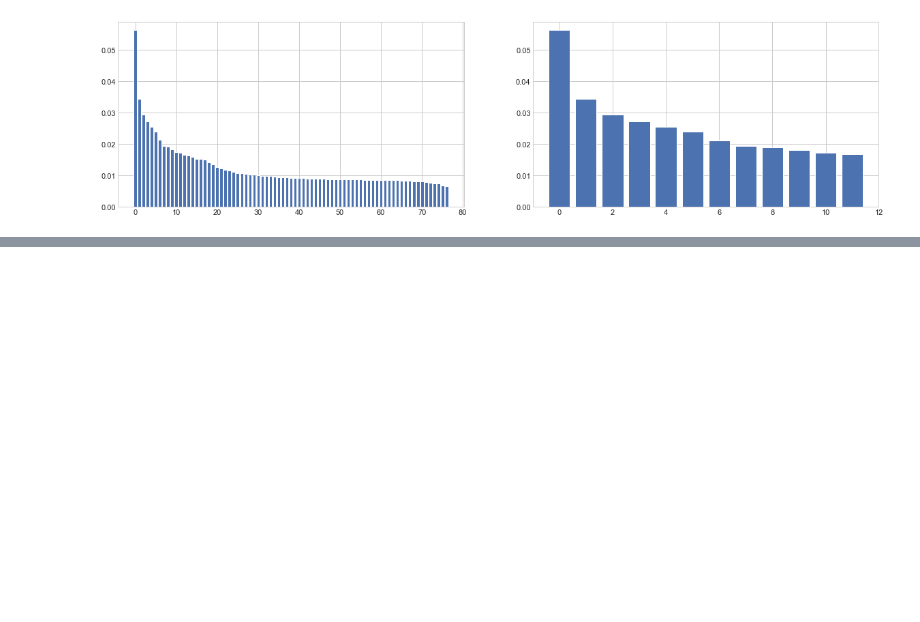
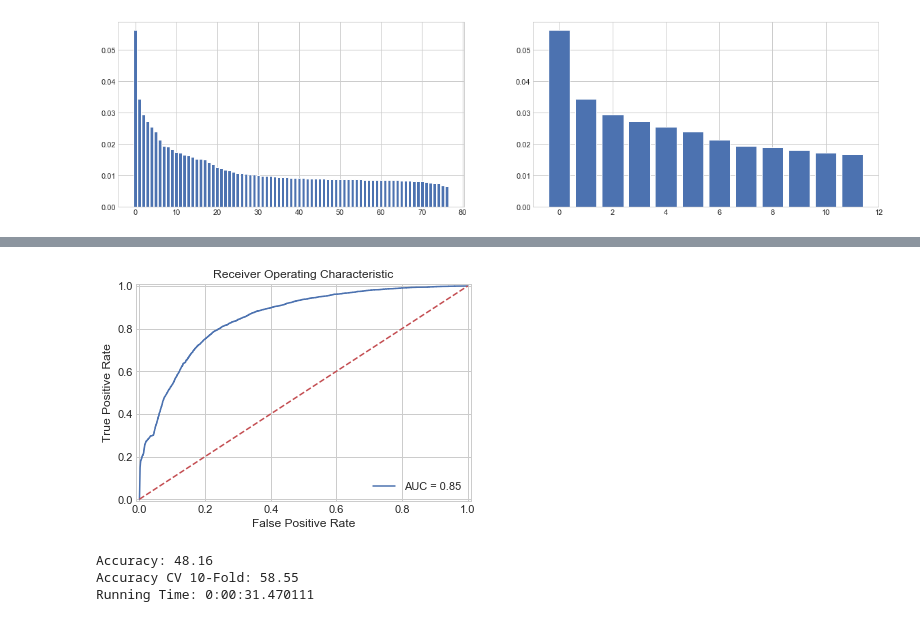
Before and after one commit to clayll/AdvancedDataAnalysis, a Jupyter notebook: docTang/5.人口普查数据集项目实战-收入预测/ll人口收入普查.ipynb, the cells around one changed output, grey strips where cells are left out. Saved outputs shown, nothing was run; the diff lists cells and outputs as text; code cells hidden in the pictures; blank space fills up the shorter version.

```diff
--- a/docTang/5.人口普查数据集项目实战-收入预测/ll人口收入普查.ipynb
+++ b/docTang/5.人口普查数据集项目实战-收入预测/ll人口收入普查.ipynb
@@ -700,0 +1093,20 @@ plt.bar(range(0,fit2.explained_variance_ratio_.size),fit2.explained_variance_rat
+# %%
+plot_roc_curve(y_test, probs_gau)
+# %% [output]
+[figure, added]
+# %%
+# Linear SVC
+start_time = time.time()
+train_pred_svc, test_pred_svc, acc_linear_svc, acc_cv_linear_svc, _ = fit_ml_algo(LinearSVC(),
+                                                                                           X_train,
+                                                                                           y_train,
+                                                                                           X_test,
+                                                                                           10)
+linear_svc_time = (time.time() - start_time)
+print("Accuracy: %s" % acc_linear_svc)
+print("Accuracy CV 10-Fold: %s" % acc_cv_linear_svc)
+print("Running Time: %s" % datetime.timedelta(seconds=linear_svc_time))
+# %% [output]
+Accuracy: 48.16
+Accuracy CV 10-Fold: 58.55
+Running Time: 0:00:31.470111
```
Also changed, not shown: parts of 47 cells of this notebook, 1 other file.
